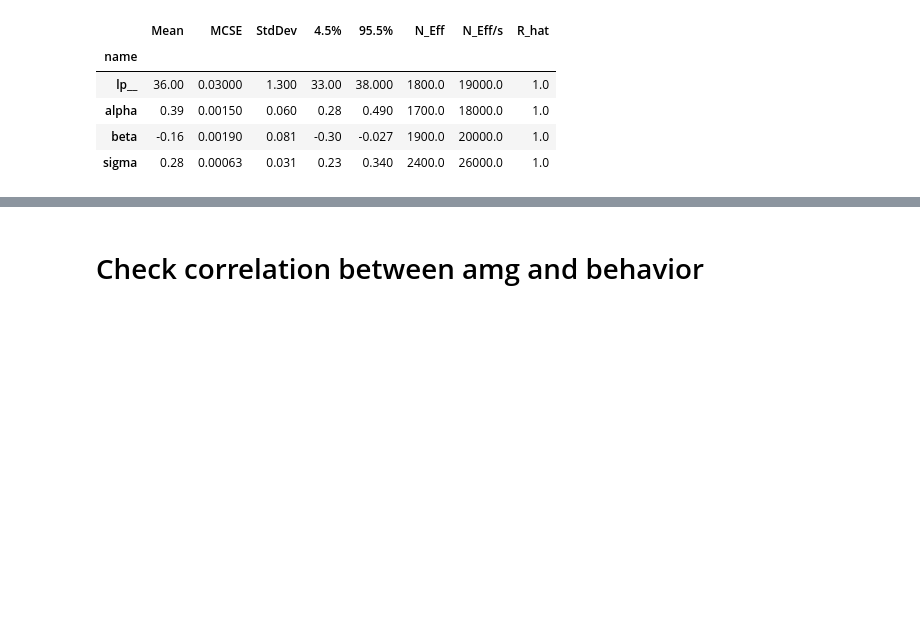
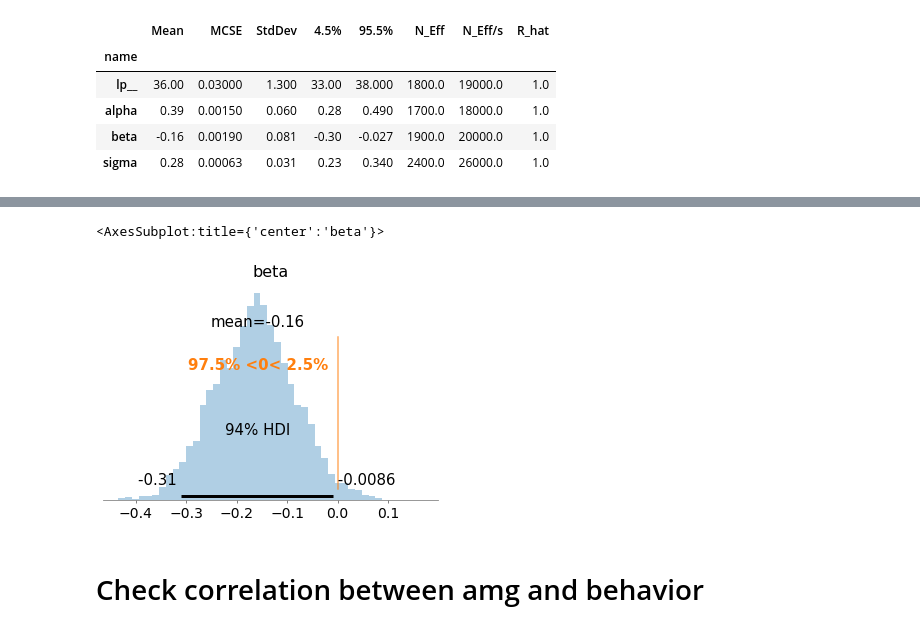
Before and after one commit to LevyDecisionNeuroLab/SIA_PTSD, a Jupyter notebook: firstDay_amygdalaDuringUS_Lissek.ipynb, the cells around one changed output, grey strips where cells are left out. Drawn from its saved outputs; the diff is of its cells as text; code cells hidden in the pictures; blank space fills up the shorter version.

```diff
--- a/firstDay_amygdalaDuringUS_Lissek.ipynb
+++ b/firstDay_amygdalaDuringUS_Lissek.ipynb
@@ -218,3 +227,9 @@ sns.displot(draws_rmu)
+# %%
+tr = az.from_cmdstanpy(fit_simple_model)
+az.plot_posterior(tr, var_names='beta', kind='hist', ref_val=0)
+# %% [output]
+<AxesSubplot:title={'center':'beta'}>
+[figure, added]
 # %% [markdown]
 # Check correlation between amg and behavior
 # %%
```
Also changed, not shown: parts of 15 cells of this notebook, 1 other file.
